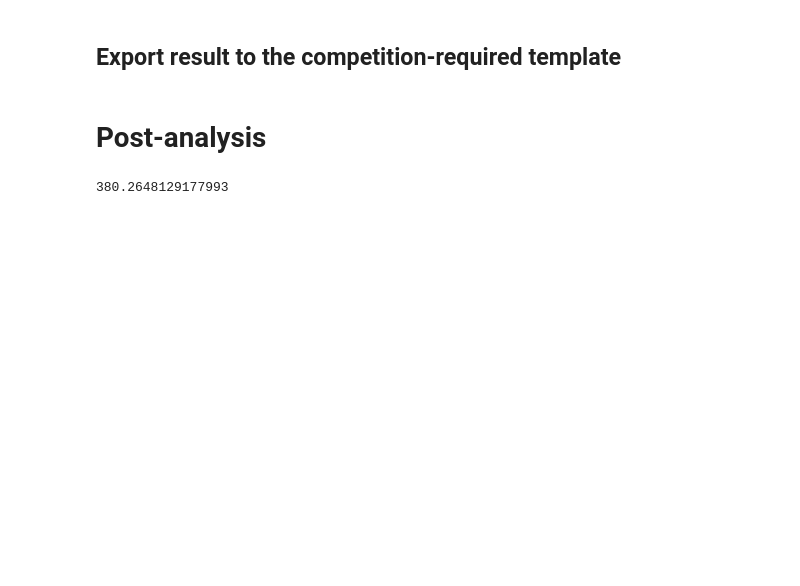
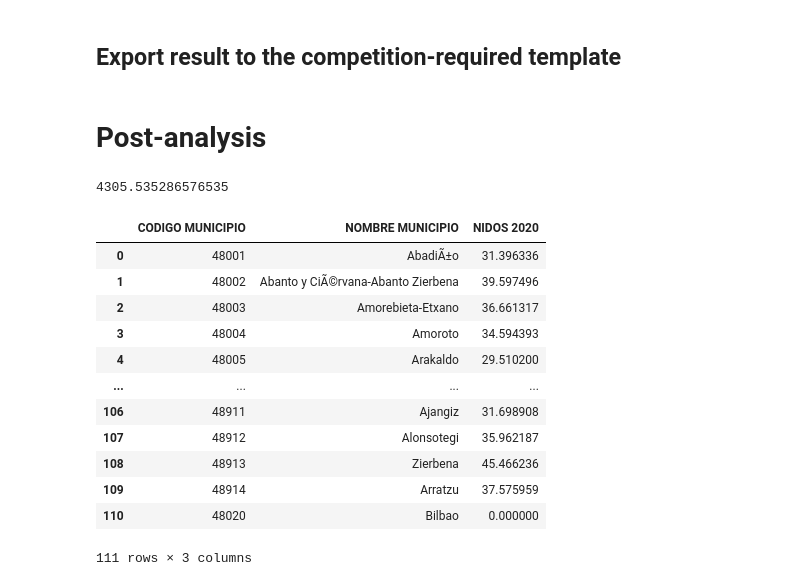
Before and after one commit to IEwaspbusters/KopuruVespaCompetitionIE, a Jupyter notebook: Competition_subs/2021-05-12_submit/batch_OLSmonths/workerbee05_HEX.ipynb, the cells around one changed output. Drawn from its saved outputs; the diff is of its cells as text; code cells hidden in the pictures; blank space fills up the shorter version.

```diff
--- a/Competition_subs/2021-05-12_submit/batch_OLSmonths/workerbee05_HEX.ipynb
+++ b/Competition_subs/2021-05-12_submit/batch_OLSmonths/workerbee05_HEX.ipynb
@@ -256,7 +248,7 @@ strong multicollinearity or other numerical problems.
 #### Using the Feature Importance variables
 # %%
 # Model time! (train the model)
-model = ols('waspbust_id ~ food_fruit + lev_mid + rain + rain_max_day + temp_avg + temp_max_abs', data=QUEEN_train).fit()
+model = ols('waspbust_id ~ food_fruit + weath_midLevel + weath_maxMeanTemp + weath_minTemp + weath_meanDayMaxWind', data=QUEEN_train).fit()
 print(model.summary())
 # %% [output]
                             OLS Regression Results
@@ -376,4 +354,20 @@ HEX.to_csv('WaspBusters_20210512_OLSyears.csv', index=False)
 # %%
 HEX['NIDOS 2020'].sum()
 # %% [output]
-380.2648129177993
+4305.535286576535
+# %%
+HEX
+# %% [output]
+|  | CODIGO MUNICIPIO | NOMBRE MUNICIPIO | NIDOS 2020 |
+| 0 | 48001 | AbadiÃ±o | 31.396336 |
+| 1 | 48002 | Abanto y CiÃ©rvana-Abanto Zierbena | 39.597496 |
+| 2 | 48003 | Amorebieta-Etxano | 36.661317 |
+| 3 | 48004 | Amoroto | 34.594393 |
+| 4 | 48005 | Arakaldo | 29.510200 |
+| ... | ... | ... | ... |
+| 106 | 48911 | Ajangiz | 31.698908 |
+| 107 | 48912 | Alonsotegi | 35.962187 |
+| 108 | 48913 | Zierbena | 45.466236 |
+| 109 | 48914 | Arratzu | 37.575959 |
+| 110 | 48020 | Bilbao | 0.000000 |
+111 rows × 3 columns
```
Also changed, not shown: parts of 13 cells of this notebook, 3 other files.
